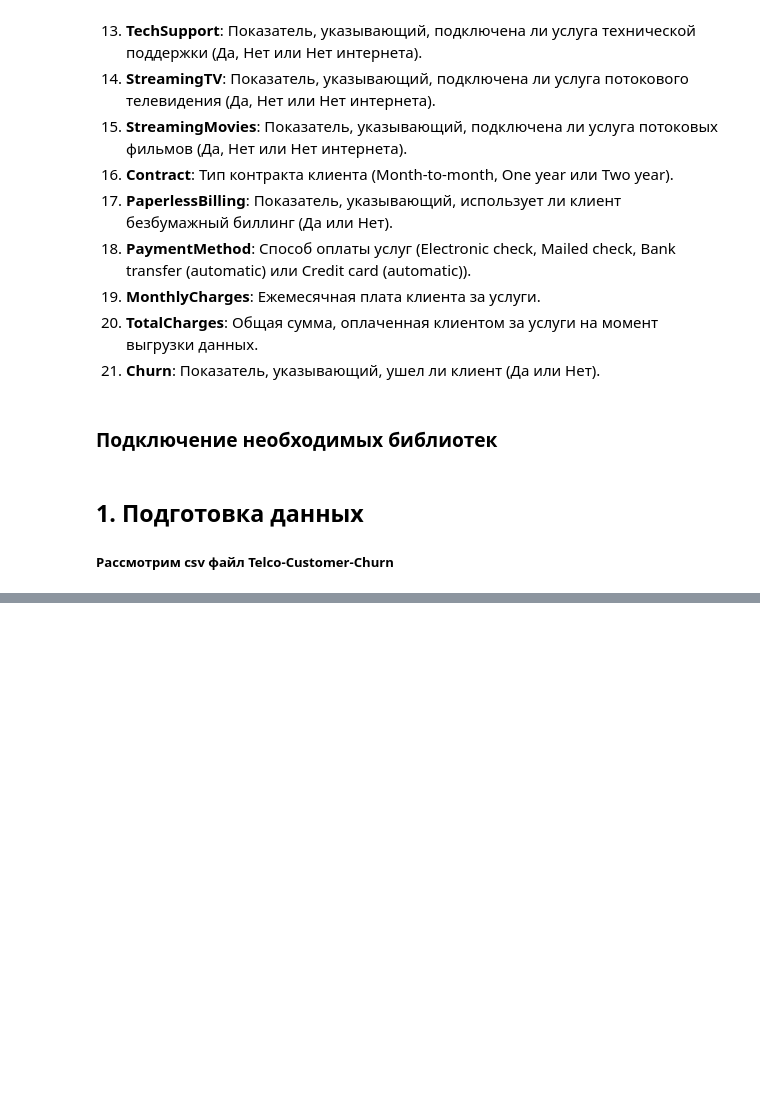
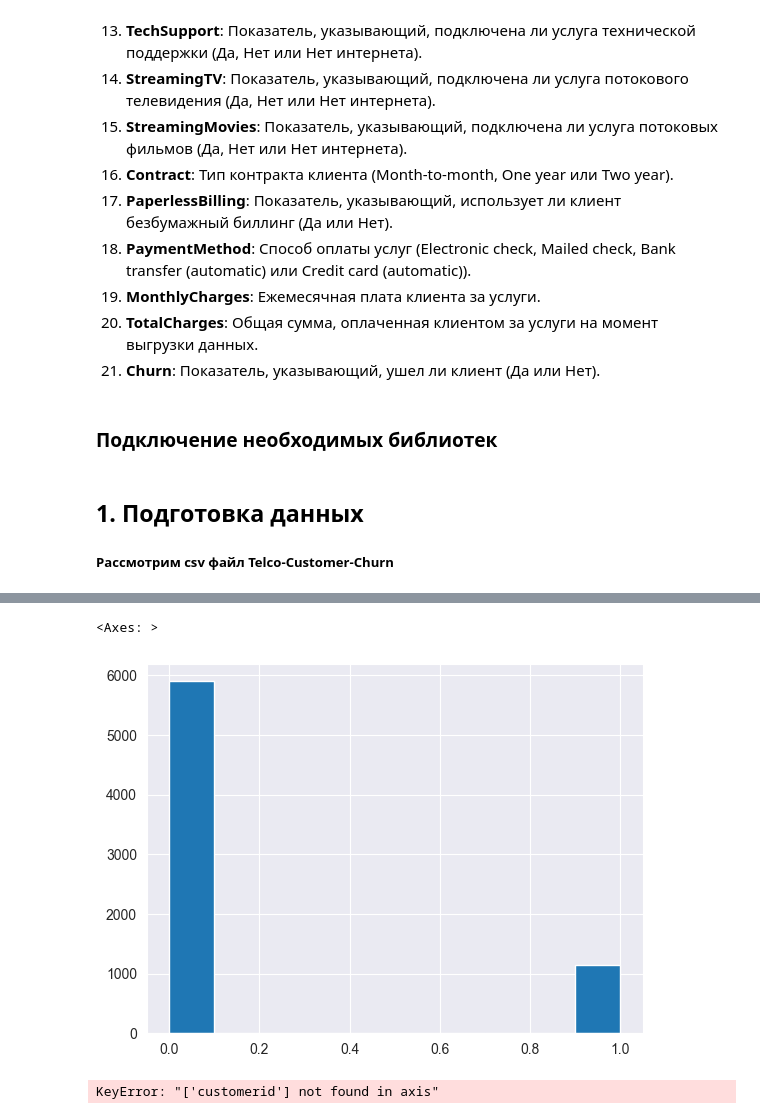
Before and after one commit to kelsinbek/CustomerChurn, a Jupyter notebook: courseProject.ipynb, the cells around one changed output, grey strips where cells are left out. Cells and saved outputs as stored; diff of their text form; code cells hidden in the pictures; blank space fills up the shorter version.

```diff
--- a/courseProject.ipynb
+++ b/courseProject.ipynb
@@ -81,0 +133,4 @@ memory usage: 1.1+ MB
+# %%
+# Заполним пропуски нулями
+customers.loc[:, 'seniorcitizen'].fillna(0, inplace=True)
+customers.info()
@@ -81,0 +155,10 @@ memory usage: 1.1+ MB
+# %%
+customers['seniorcitizen'].hist()
+# %% [output]
+<Axes: >
+[figure, added]
+# %%
+customers.drop(['customerid'], axis=0, inplace=True)
+customers.info()
+# %% [output]
+KeyError: "['customerid'] not found in axis"
```
Also changed, not shown: parts of 6 cells of this notebook, 1 other file.
